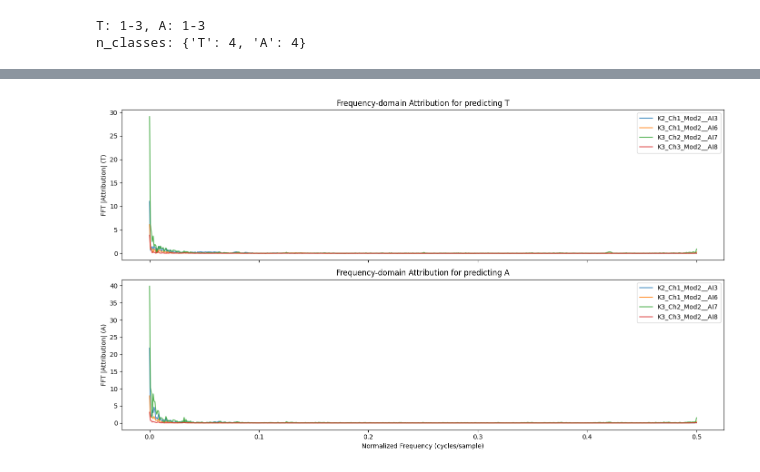
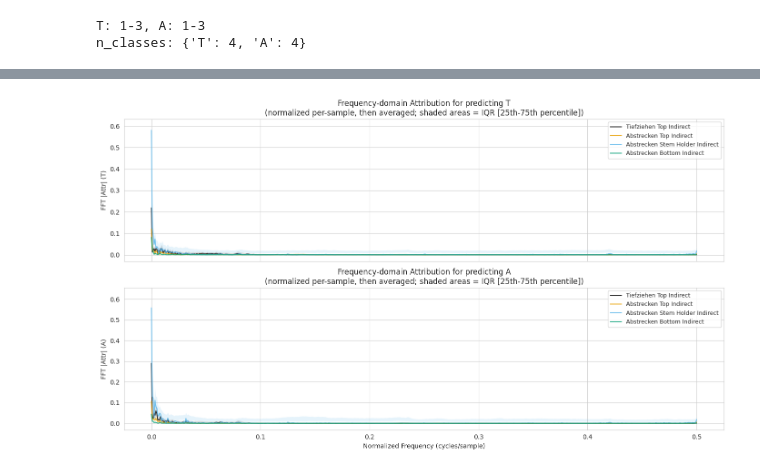
Before and after one commit to felixdivo/sheet-metal-forming-measurement-comparison, a Jupyter notebook: eval-models.ipynb, the cells around one changed output, grey strips where cells are left out. Cells and saved outputs as stored; diff of their text form; code cells hidden in the pictures.

```diff
--- a/eval-models.ipynb
+++ b/eval-models.ipynb
@@ -26,3 +28,11 @@ torch.set_float32_matmul_precision("medium")
+# %%
+# Set colorblind-friendly Okabe-Ito palette globally
+cm_mpl = Colormap('okabeito:okabeito').to_mpl()
+okabe_ito_colors = [cm_mpl(i / 7)
+                    for i in range(8)]  # Extract 8 distinct colors
+sns.set_style('whitegrid')
+sns.set_palette(okabe_ito_colors)
+plt.rcParams['axes.prop_cycle'] = plt.cycler(color=okabe_ito_colors)
 # %%
 wandb.login()
 # %% [output]
@@ -357,7 +391,8 @@ Estimated Total Size (MB): 55.23
 ===================================================================================================================
 # %%
 # Initialize WandB logger for learning curve tracking
-wandb_logger = WandbLogger(project="sheet-metal-forming", name="SimpleCNN")
+wandb_logger = WandbLogger(project="sheet-metal-forming",
+                           name="SimpleCNN", log_model=True, save_dir="wandb")
 
 # Log hyperparameters
 wandb_logger.experiment.config.update({
@@ -571,24 +646,48 @@ plt.show()
 # %%
 # Frequency-domain view of attributions (FFT)
+# Using per-sample normalized attributions then averaged
 from numpy.fft import rfft, rfftfreq
 
 # Use normalized frequency (unit time step)
 freqs = rfftfreq(avg_attr_T.shape[1], d=1.0)
 fft_attr_T = np.abs(rfft(avg_attr_T, axis=1))
 fft_attr_A = np.abs(rfft(avg_attr_A, axis=1))
 
+# Compute FFT for all samples (for percentile bands)
+fft_attr_T_all = np.abs(rfft(all_attr_T_normalized.numpy(), axis=2))
+fft_attr_A_all = np.abs(rfft(all_attr_A_normalized.numpy(), axis=2))
+
+# Compute percentiles for distribution-free uncertainty bands
+q25_fft_T = np.percentile(fft_attr_T_all, 25, axis=0)
+q75_fft_T = np.percentile(fft_attr_T_all, 75, axis=0)
+q25_fft_A = np.percentile(fft_attr_A_all, 25, axis=0)
+q75_fft_A = np.percentile(fft_attr_A_all, 75, axis=0)
+
 fig, axes = plt.subplots(2, 1, figsize=(14, 8), sharex=True)
 
-for ax, fft_attr, label in zip(axes, [fft_attr_T, fft_attr_A], ["T", "A"]):
+for ax, fft_attr, q25_fft, q75_fft, label in zip(axes,
+                                                 [fft_attr_T, fft_attr_A],
+                                                 [q25_fft_T, q25_fft_A],
+                                                 [q75_fft_T, q75_fft_A],
+                                                 ["T", "A"]):
     for i, signal_name in enumerate(data_module.signal_keys):
-        ax.plot(freqs, fft_attr[i], label=signal_name, alpha=0.8)
-    ax.set_ylabel(f"FFT |Attribution| ({label})")
-    ax.set_title(f"Frequency-domain Attribution for predicting {label}")
-    ax.legend(loc="upper right")
+        readable_name = HUMAN_READABLE_CHANNEL_NAMES[data_module.signal_indices[i]]
+
+        # Plot mean
+        ax.plot(freqs, fft_attr[i], label=readable_name,
+                alpha=0.8, linewidth=1.5)
+
+        # Add IQR band (25th-75th percentile)
+        ax.fill_between(freqs, q25_fft[i], q75_fft[i], alpha=0.15)
+
+    ax.set_ylabel(f"FFT |Attr| ({label})")
+    ax.set_title(
+        f"Frequency-domain Attribution for predicting {label}\n(normalized per-sample, then averaged; shaded areas = IQR [25th-75th percentile])")
+    ax.legend(loc="upper right", fontsize=9)
 
 axes[-1].set_xlabel("Normalized Frequency (cycles/sample)")
 plt.tight_layout()
 plt.show()
 # %% [output]
-[figure, old version]
+[figure, new version]
 # %%
```
Also changed, not shown: parts of 11 cells of this notebook, 2 other files.
